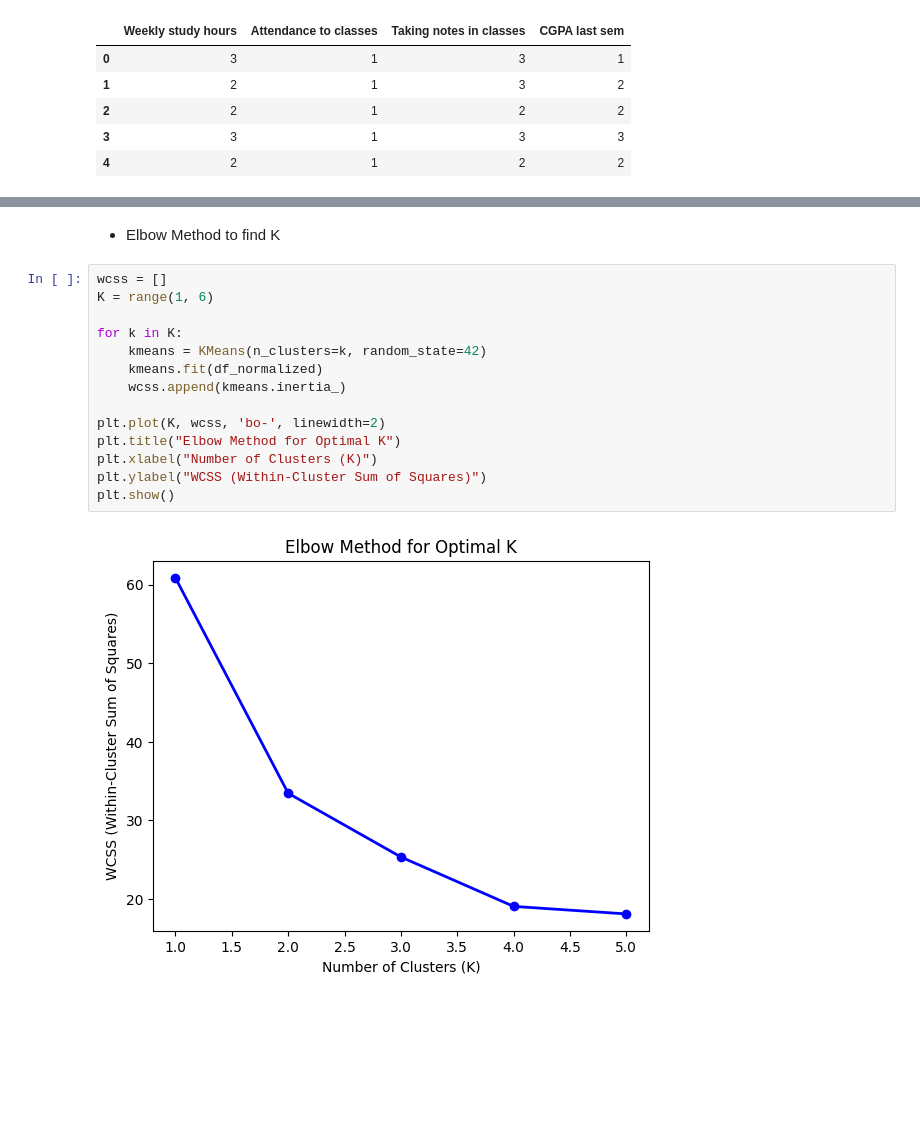
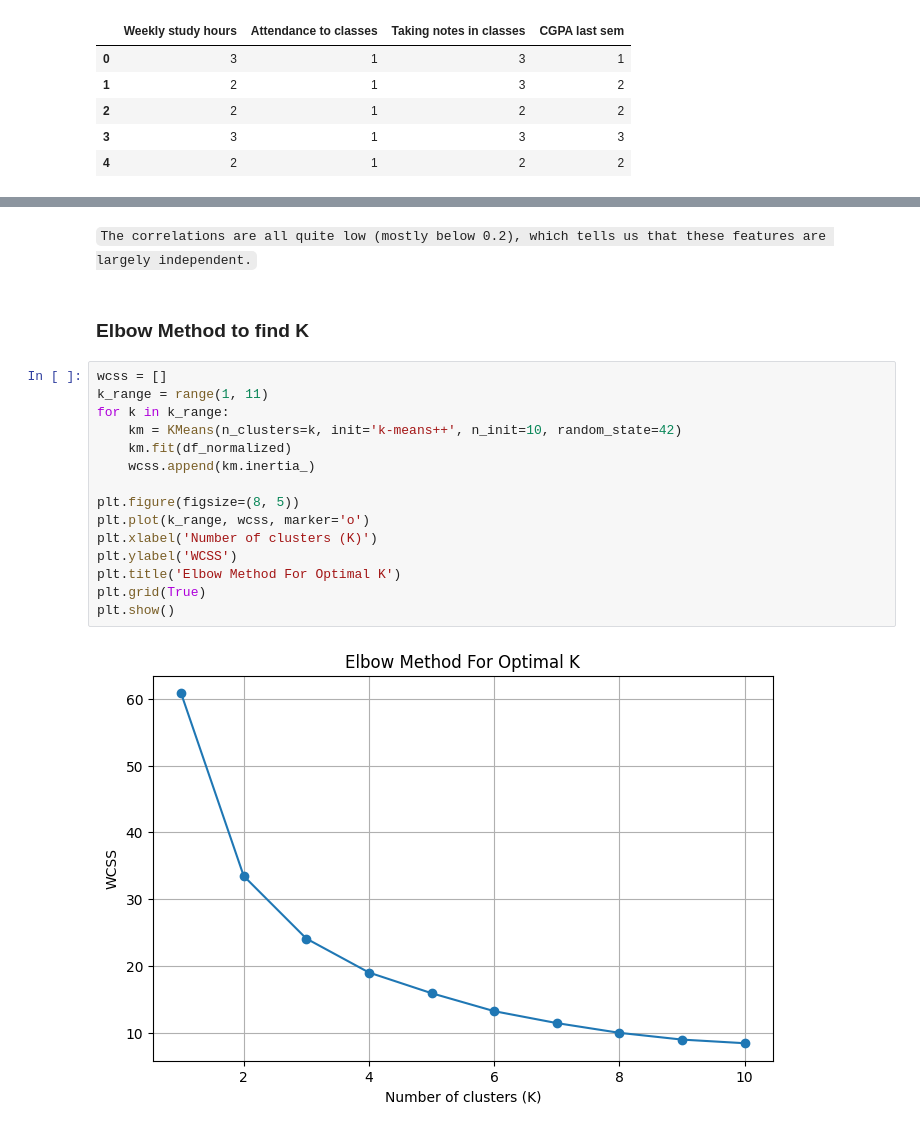
Before and after one commit to UsmanKhalil25/MMD, a Jupyter notebook: q2.ipynb, the cells around one changed output, grey strips where cells are left out. Saved outputs shown, nothing was run; the diff lists cells and outputs as text; blank space fills up the shorter version.

```diff
--- a/q2.ipynb
+++ b/q2.ipynb
@@ -71,18 +88,21 @@ df.head()
+# %% [markdown]
+`The correlations are all quite low (mostly below 0.2), which tells us that these features are largely independent.`
 # %% [markdown]
-- Elbow Method to find K
+### Elbow Method to find K
 # %%
 wcss = []
-K = range(1, 6)
+k_range = range(1, 11)
+for k in k_range:
+    km = KMeans(n_clusters=k, init='k-means++', n_init=10, random_state=42)
+    km.fit(df_normalized)
+    wcss.append(km.inertia_)
 
-for k in K:
-    kmeans = KMeans(n_clusters=k, random_state=42)
-    kmeans.fit(df_normalized)
-    wcss.append(kmeans.inertia_)
-
-plt.plot(K, wcss, 'bo-', linewidth=2)
-plt.title("Elbow Method for Optimal K")
-plt.xlabel("Number of Clusters (K)")
-plt.ylabel("WCSS (Within-Cluster Sum of Squares)")
+plt.figure(figsize=(8, 5))
+plt.plot(k_range, wcss, marker='o')
+plt.xlabel('Number of clusters (K)')
+plt.ylabel('WCSS')
+plt.title('Elbow Method For Optimal K')
+plt.grid(True)
 plt.show()
 # %% [output]
-[figure, old version]
+[figure, new version]
```
Also changed, not shown: parts of 17 cells of this notebook, 2 other files.
